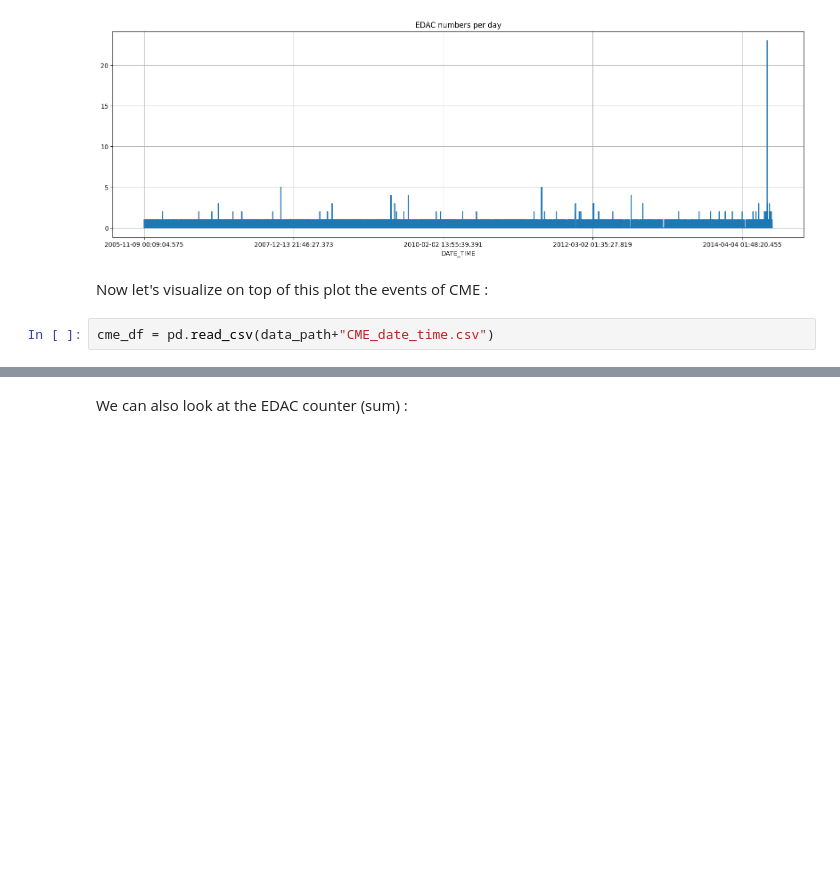
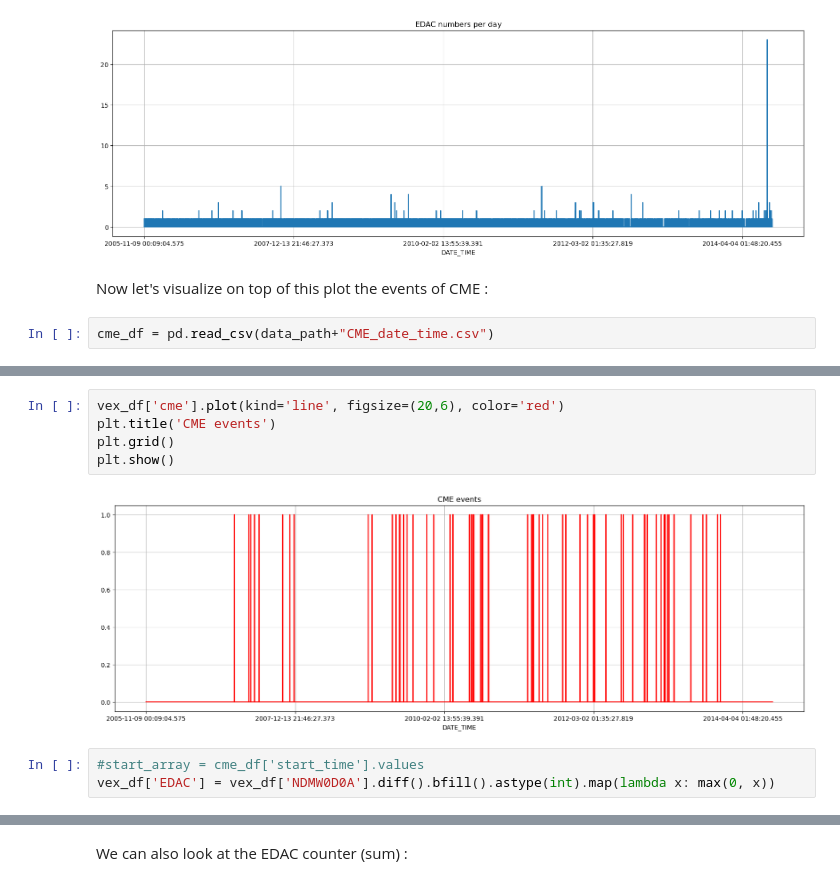
Before and after one commit to CS-433/ml-project-2-ml4esa, a Jupyter notebook: NoteBook.ipynb, the cells around one changed output, grey strips where cells are left out. Drawn from its saved outputs; the diff is of its cells as text; blank space fills up the shorter version.

```diff
--- a/NoteBook.ipynb
+++ b/NoteBook.ipynb
@@ -93,0 +75,10 @@ KeyboardInterrupt:
+# %%
+vex_df['cme'].plot(kind='line', figsize=(20,6), color='red')
+plt.title('CME events')
+plt.grid()
+plt.show()
+# %% [output]
+[figure, added]
+# %%
+#start_array = cme_df['start_time'].values
+vex_df['EDAC'] = vex_df['NDMW0D0A'].diff().bfill().astype(int).map(lambda x: max(0, x))
```
Also changed, not shown: parts of 10 cells of this notebook.
